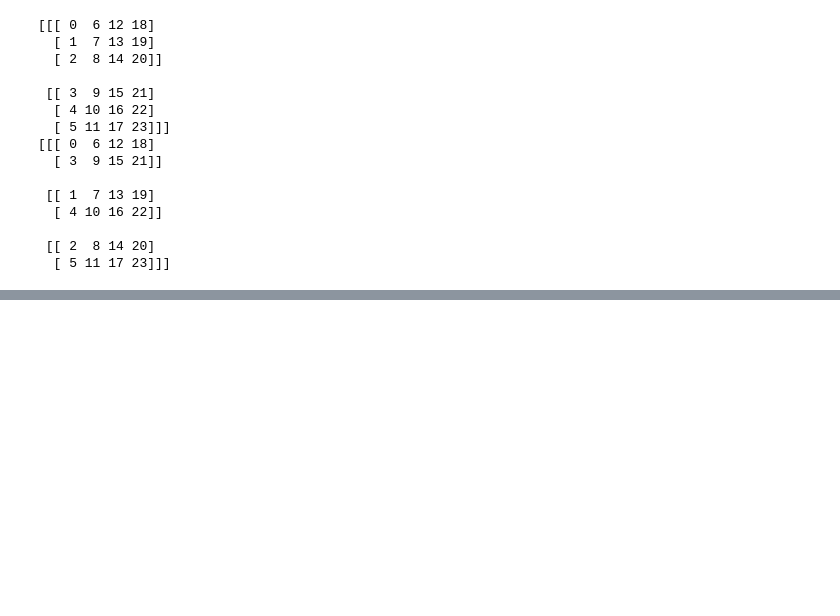
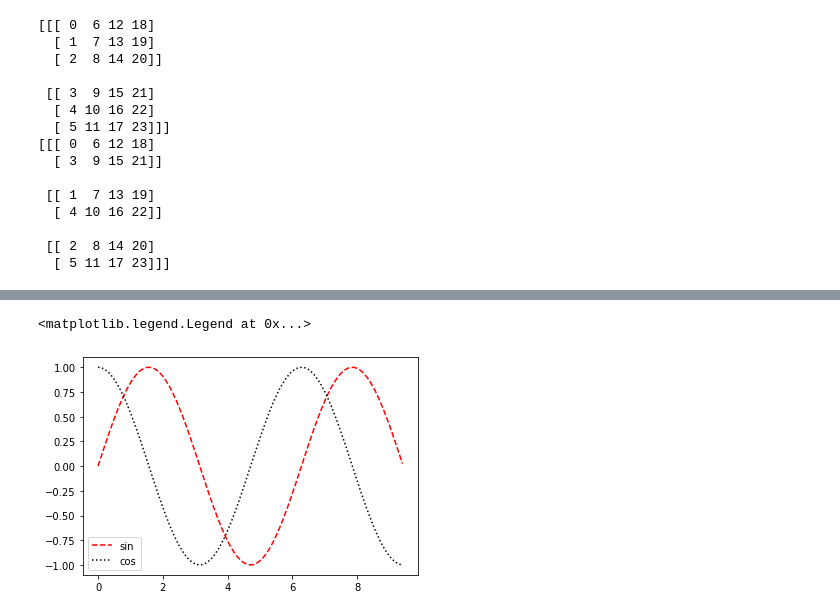
Before and after one commit to Amirserajj/ML-Lab, a Jupyter notebook: ML_Lab.ipynb, the cells around one changed output, grey strips where cells are left out. Cells and saved outputs as stored; diff of their text form; code cells hidden in the pictures; blank space fills up the shorter version.

```diff
--- a/ML_Lab.ipynb
+++ b/ML_Lab.ipynb
@@ -431,0 +453,6 @@ print(B)
+# %%
+plt.plot(x,y1,"r--",x,y2,"k:")
+plt.legend(["sin","cos"])
+# %% [output]
+<matplotlib.legend.Legend at 0x...>
+[figure, added]
```
Also changed, not shown: parts of 7 cells of this notebook.
